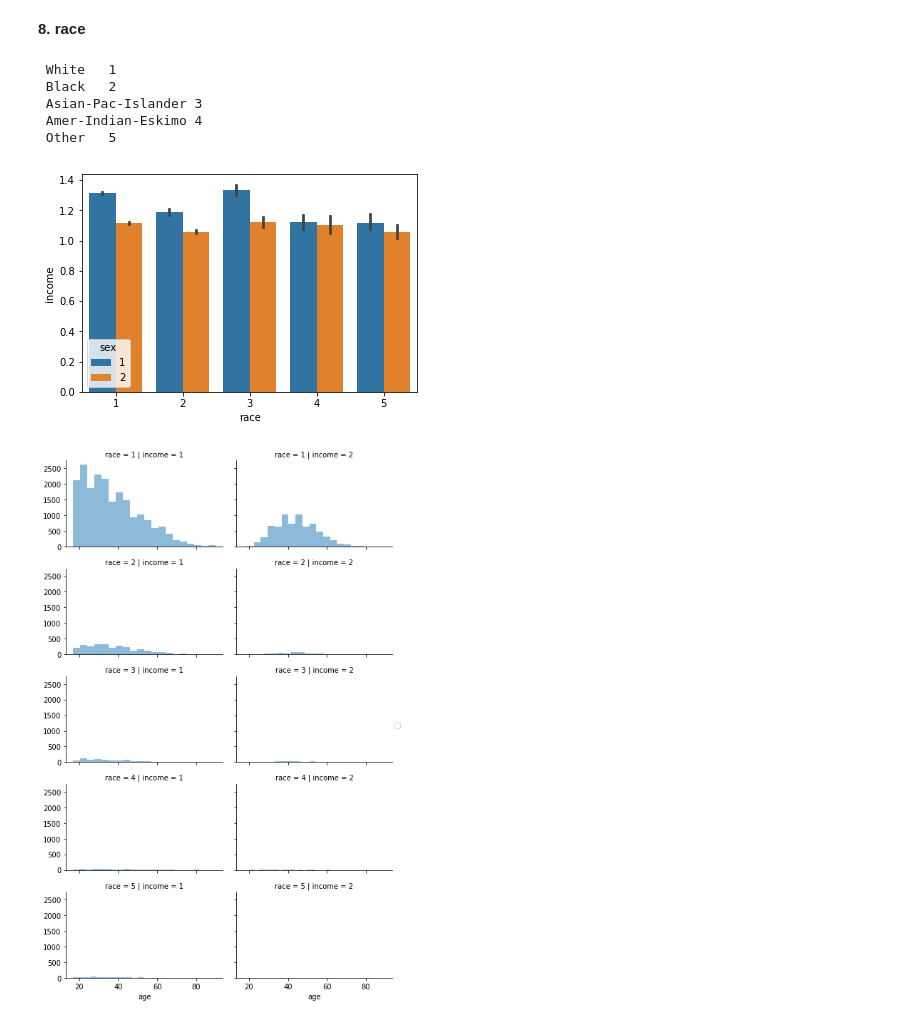
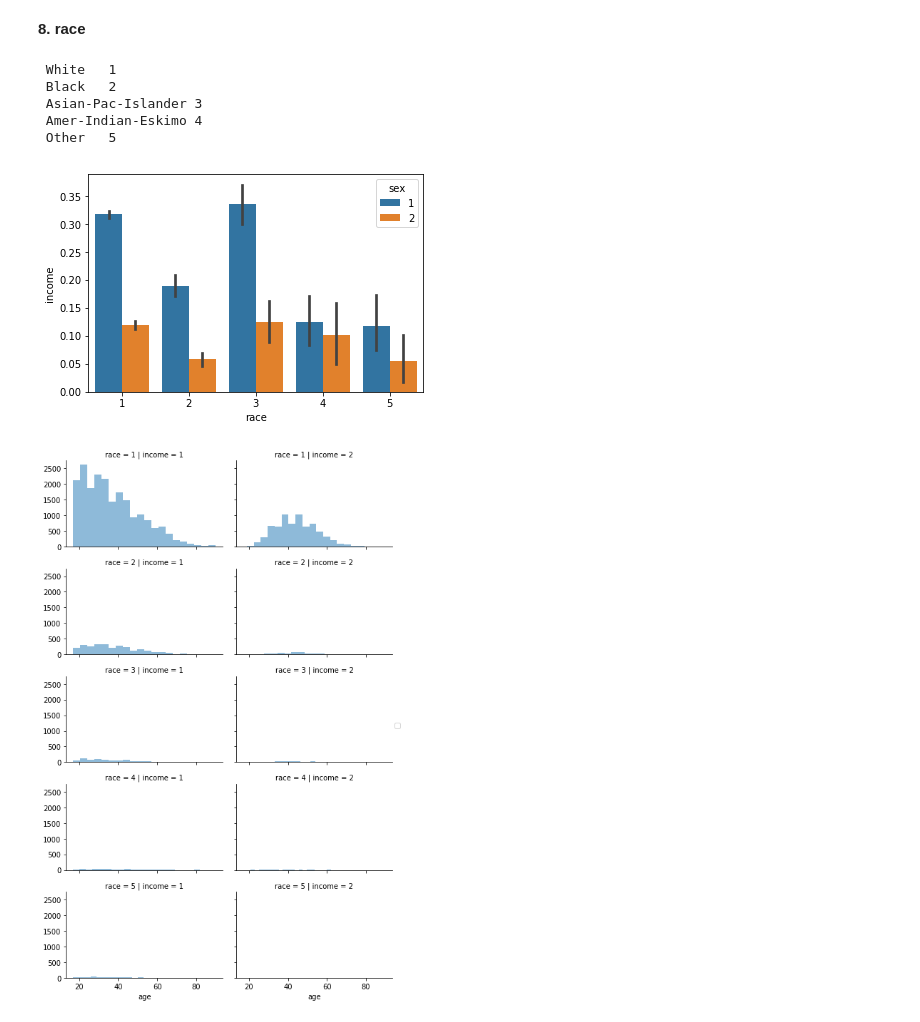
Before and after one commit to anidata/tutorials, a Jupyter notebook: data-engineering/Docker_census_data.ipynb, the cells around one changed output. Saved outputs shown, nothing was run; the diff lists cells and outputs as text; code cells hidden in the pictures.

```diff
--- a/data-engineering/Docker_census_data.ipynb
+++ b/data-engineering/Docker_census_data.ipynb
@@ -264,3 +252,6 @@ missing_data.head(5)
+# %%
+# Load preprocessed data if necessary:
+proc_data = pd.read_pickle(censusdata_preproc_dir)
 # %% [markdown]
 **What features can contribute to income?**
 # %% [markdown]
@@ -445,17 +436,17 @@ grid.add_legend();
 # %% [markdown]
 **8. race**
 # %%
-sns.barplot(x='race', y='income', data=orig_data, hue='sex')
+sns.barplot(x='race', y='income', data=proc_data, hue='sex')
 for keys in race:
     label = race[keys]
     print("{:<8} {:<30}".format(keys, label))
 # %% [output]
  White   1
  Black   2
  Asian-Pac-Islander 3
  Amer-Indian-Eskimo 4
  Other   5
-[figure, old version]
+[figure, new version]
 # %%
 grid = sns.FacetGrid(orig_data, col='income', row='race', size=2.2, aspect=1.6)
 grid.map(plt.hist, 'age', alpha=.5, bins=20)
```
Also changed, not shown: parts of 43 cells of this notebook.
